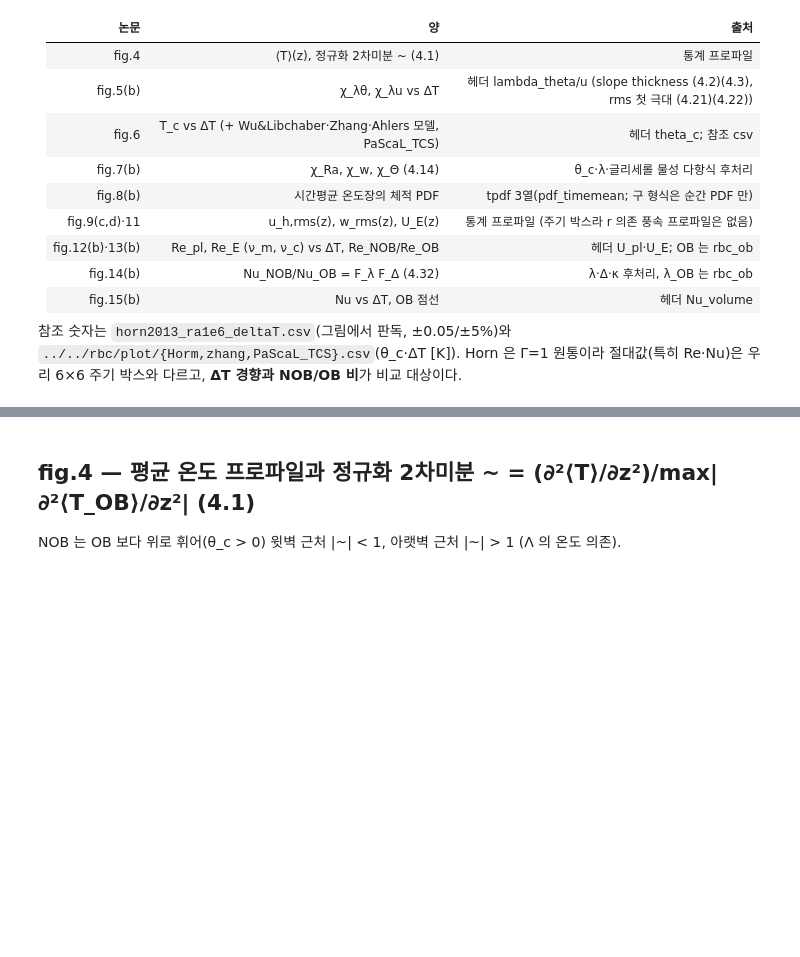
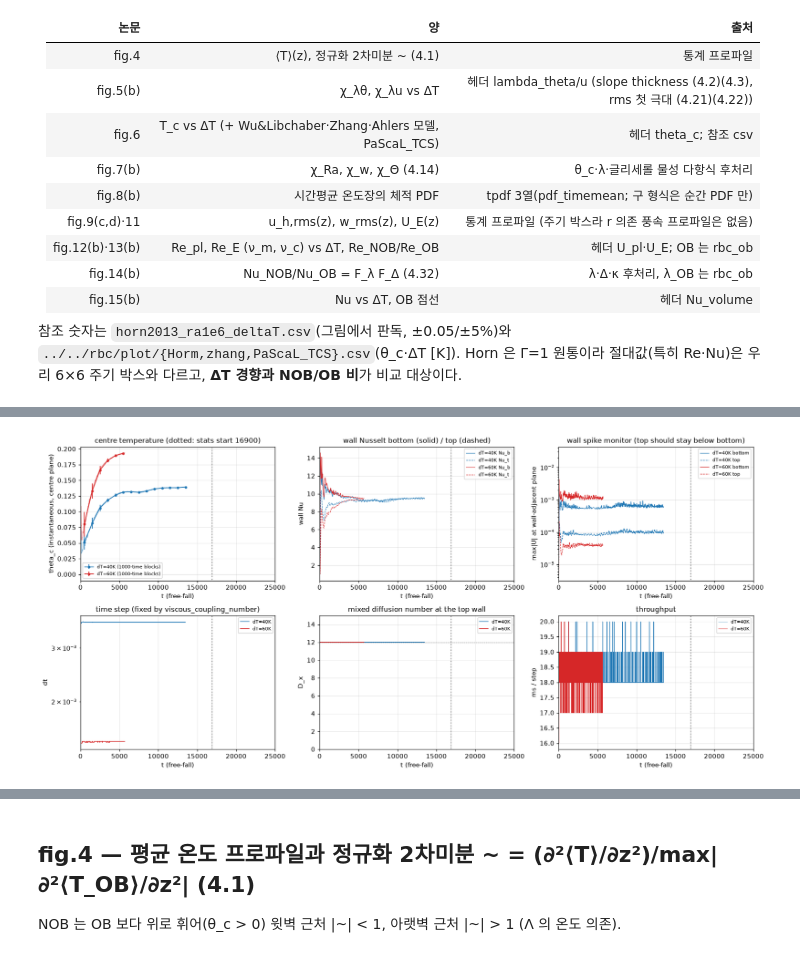
Before and after one commit to dontempty/MPM-STD_C, a Jupyter notebook: apps/rbc_nob/plot/plot_rbc_nob_cv12.ipynb, the cells around one changed output, grey strips where cells are left out. Drawn from its saved outputs; the diff is of its cells as text; code cells hidden in the pictures; blank space fills up the shorter version.

```diff
--- a/apps/rbc_nob/plot/plot_rbc_nob_cv12.ipynb
+++ b/apps/rbc_nob/plot/plot_rbc_nob_cv12.ipynb
@@ -128,0 +137,82 @@ def col(key, src="h"): return np.array([pr[src].get(key, np.nan) for pr in runs]
+# %%
+MON_CASES = [(20.0, f"{APP}/log/cv12_dt20_*.log"), (40.0, f"{APP}/log/cv12_dt40_*.log"), (60.0, f"{APP}/log/cv12_dt60_*.log")]
+STATS_START, T_END, BLOCK = 16900.0, 25000.0, 1000.0
+def read_monitor(pattern):
+    fs = sorted(glob.glob(pattern), key=os.path.getmtime)
+    if not fs: return None
+    rows = [[float(v) for v in l.split()] for l in open(fs[-1]) if re.match(r"^\s*\d+\s", l) and len(l.split()) == 14]
+    if not rows: return None
+    d = np.array(rows)
+    return dict(path=fs[-1], step=d[:,0], t=d[:,1], dt=d[:,2], div=d[:,3], theta_c=d[:,4], nu_run=d[:,5], nu_b=d[:,8], nu_t=d[:,9],
+                dx=d[:,10], u_bot=d[:,11], u_top=d[:,12], spt=d[:,13])
+def block_means(t, y, block=BLOCK):
+    edges = np.arange(0, t.max() + block, block); out = []
+    for a, b in zip(edges[:-1], edges[1:]):
+        m = (t >= a) & (t < b)
+        if m.sum() >= 5: out.append((0.5 * (a + b), y[m].mean(), y[m].std()))
+    return np.array(out) if out else np.zeros((0, 3))
+mons = {}
+for dT, pat in MON_CASES:
+    m = read_monitor(pat)
+    if m is None: print(f"[dT={dT:.0f}K] 로그 없음 (아직 시작 전)"); continue
+    mons[dT] = m
+    t_now = m["t"][-1]; rate = (m["t"][-1] - m["t"][0]) / max(1e-9, (m["step"][-1] - m["step"][0]) * np.mean(m["spt"][1:]) / 3600)
+    remaining = (T_END - t_now) / rate if rate > 0 else float("nan")
+    bt, bn = block_means(m["t"], m["theta_c"]), block_means(m["t"], 0.5 * (m["nu_b"] + m["nu_t"]))
+    drift_t = 100 * abs(bt[-1, 1] - bt[-2, 1]) / max(abs(bt[-1, 1]), 1e-9) if len(bt) >= 2 else float("nan")
+    drift_n = 100 * abs(bn[-1, 1] - bn[-2, 1]) / max(abs(bn[-1, 1]), 1e-9) if len(bn) >= 2 else float("nan")
+    settled = (drift_t < 1.0) and (drift_n < 1.0)
+    print(f"[dT={dT:.0f}K] {os.path.basename(m['path'])}: t={t_now:.0f}/{T_END:.0f} ({100*t_now/T_END:.1f}%)  dt={m['dt'][-1]:.5f} D_x={m['dx'][-1]:.1f}  "
+          f"{np.mean(m['spt'][1:])*1e3:.1f} ms/step  {rate:.0f} time/h  remaining ≈ {remaining:.1f} h  |  "
+          f"theta_c block {bt[-1,1]:.4f} (drift {drift_t:.2f}%)  Nu_wall block {bn[-1,1]:.3f} (drift {drift_n:.2f}%)  "
+          f"u_top/u_bot max {m['u_top'][-1]:.1e}/{m['u_bot'][-1]:.1e}  →  {'정착' if settled else '과도기'}"
+          f"{'  [통계 창 안]' if t_now >= STATS_START else f'  [통계 시작까지 {(STATS_START - t_now)/rate:.1f} h]' if rate > 0 else ''}")
+
+if mons:
+    fig, ax = plt.subplots(2, 3, figsize=(16, 7.5))
+    for dT, m in mons.items():
+        c = COLOR[dT]; lab = f"dT={dT:.0f}K"
+        ax[0,0].plot(m["t"], m["theta_c"], color=c, lw=0.8, alpha=0.6); bt = block_means(m["t"], m["theta_c"])
+        if len(bt): ax[0,0].errorbar(bt[:,0], bt[:,1], yerr=bt[:,2], fmt="o-", color=c, ms=3, lw=1.2, label=f"{lab} (1000-time blocks)")
+        ax[0,1].plot(m["t"], m["nu_b"], color=c, lw=0.8, label=f"{lab} Nu_b"); ax[0,1].plot(m["t"], m["nu_t"], color=c, lw=0.8, ls="--", label=f"{lab} Nu_t")
+        ax[0,2].semilogy(m["t"], m["u_bot"], color=c, lw=0.8, label=f"{lab} bottom"); ax[0,2].semilogy(m["t"], m["u_top"], color=c, lw=0.8, ls="--", label=f"{lab} top")
+        ax[1,0].semilogy(m["t"], m["dt"], color=c, lw=1.0, label=lab)
+        ax[1,1].plot(m["t"], m["dx"], color=c, lw=1.0, label=lab)
+        ax[1,2].plot(m["t"][1:], m["spt"][1:] * 1e3, color=c, lw=0.8, label=lab)
+    for a in ax.flat: a.axvline(STATS_START, color="k", lw=0.8, ls=":"); a.set_xlabel("t (free-fall)"); a.set_xlim(0, T_END)
+    for a in ax.flat: a.legend(fontsize=7)
+    ax[0,0].set_ylabel("theta_c (instantaneous, centre plane)"); ax[0,0].set_title("centre temperature (dotted: stats start 16900)")
+    ax[0,1].set_ylabel("wall Nu"); ax[0,1].set_title("wall Nusselt bottom (solid) / top (dashed)")
+    ax[0,2].set_ylabel("max|U| at wall-adjacent plane"); ax[0,2].set_title("wall spike monitor (top should stay below bottom)")
+    ax[1,0].set_ylabel("dt"); ax[1,0].set_title("time step (fixed by viscous_coupling_number)")
+    ax[1,1].set_ylabel("D_x"); ax[1,1].set_ylim(0, 15); ax[1,1].axhline(12, color="k", lw=0.6, ls="--"); ax[1,1].set_title("mixed diffusion number at the top wall")
+    ax[1,2].set_ylabel("ms / step"); ax[1,2].set_title("throughput")
+    fig.tight_layout()
+    if SAVE_DIR: fig.savefig(f"{SAVE_DIR}/cv12_monitor.png", dpi=90)
+    plt.show()
+
+# 누적 통계 파일별 추이 (통계 창에 들어온 케이스만)
+hist = []
+for dT, d, label in NOB_CASES:
+    fs = sorted(glob.glob(f"{d}/rbc_nob_stats_*.dat"))
+    if not fs: continue
+    H = [header_of(f) for f in fs]
+    hist.append((dT, label, np.array([[h["t"], h.get("sum_dt", np.nan), h["Nu_volume"], h["theta_c"], h.get("chi_lambda_theta", np.nan), h.get("chi_lambda_u", np.nan), h.get("Re_E_m", np.nan), h.get("Re_pl_m", np.nan)] for h in H])))
+if hist:
+    fig, ax = plt.subplots(1, 4, figsize=(17, 3.8))
+    for dT, label, a in hist:
+        c = COLOR[dT]
+        ax[0].plot(a[:,1], a[:,2], "o-", color=c, label=label); ax[1].plot(a[:,1], a[:,3], "o-", color=c)
+        ax[2].plot(a[:,1], a[:,4], "o-", color=c, label=f"{label} chi_lth"); ax[2].plot(a[:,1], a[:,5], "s--", color=c, label=f"{label} chi_lu")
+        ax[3].plot(a[:,1], a[:,6], "o-", color=c, label=f"{label} Re_E_m"); ax[3].plot(a[:,1], a[:,7], "s--", color=c, label=f"{label} Re_pl_m")
+        last = a[-1]; prev = a[-2] if len(a) > 1 else None
+        print(f"[{label}] cumulative files {len(a)}: window {last[1]:.0f}  Nu {last[2]:.4f}  theta_c {last[3]:.5f}  chi_lth {last[4]:.3f}  chi_lu {last[5]:.3f}"
+              + (f"  | change vs previous file: Nu {100*(last[2]/prev[2]-1):+.2f}%  theta_c {100*(last[3]/prev[3]-1):+.2f}%" if prev is not None else ""))
+    for a_, t in zip(ax, ("Nu_volume (cumulative)", "theta_c (cumulative)", "chi_lambda_theta / chi_lambda_u", "Re_E_m / Re_pl_m")):
+        a_.set_xlabel("accumulated time (sum_dt)"); a_.set_title(t); a_.legend(fontsize=7)
+    fig.tight_layout()
+    if SAVE_DIR: fig.savefig(f"{SAVE_DIR}/cv12_stats_history.png", dpi=90)
+    plt.show()
+else:
+    print("통계 파일 아직 없음 — 통계 창(16900~)에 들어오면 누적 추이가 여기 그려진다")
+# %% [output]
@@ -128,0 +222 @@ def col(key, src="h"): return np.array([pr[src].get(key, np.nan) for pr in runs]
+[figure, added]
```
Also changed, not shown: parts of 5 cells of this notebook.
